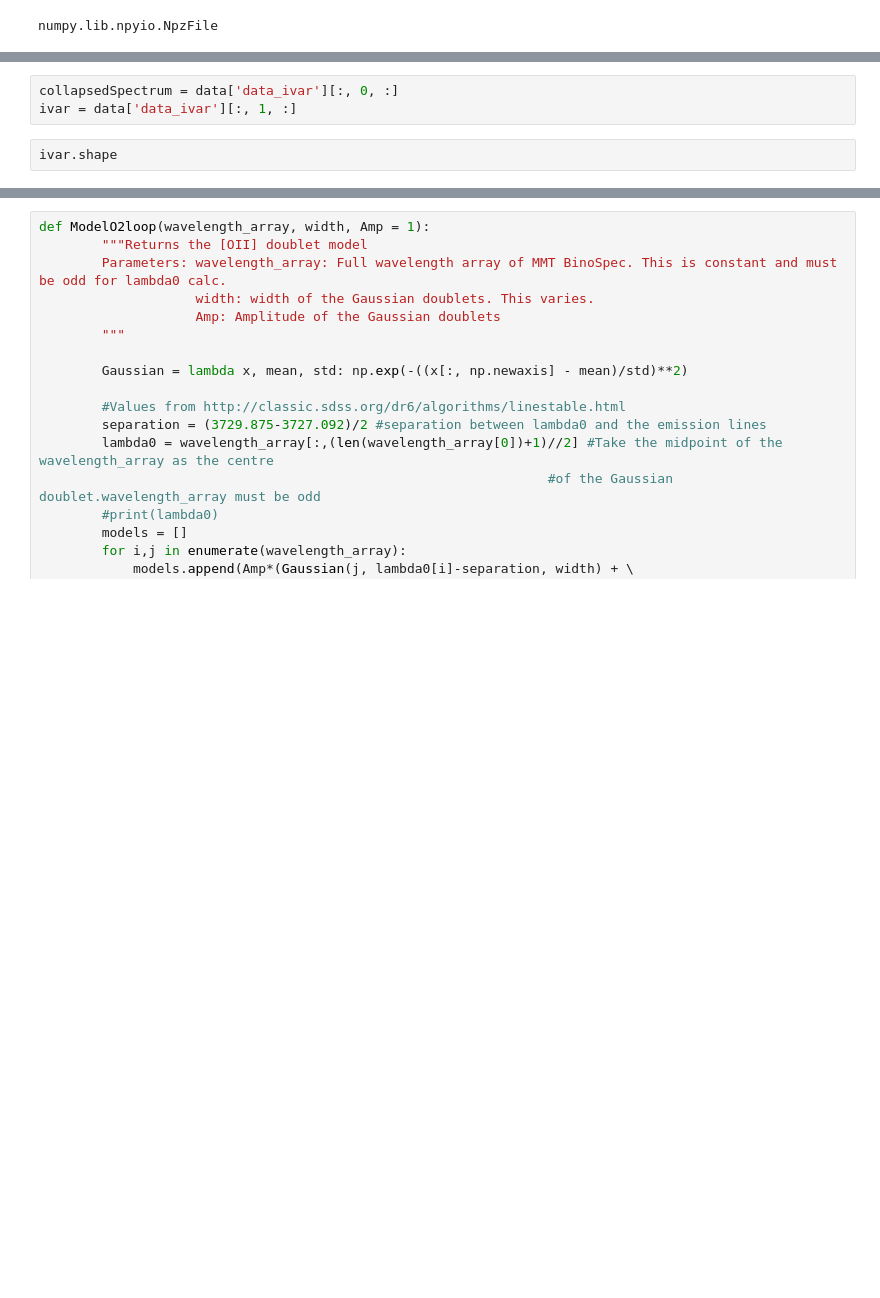
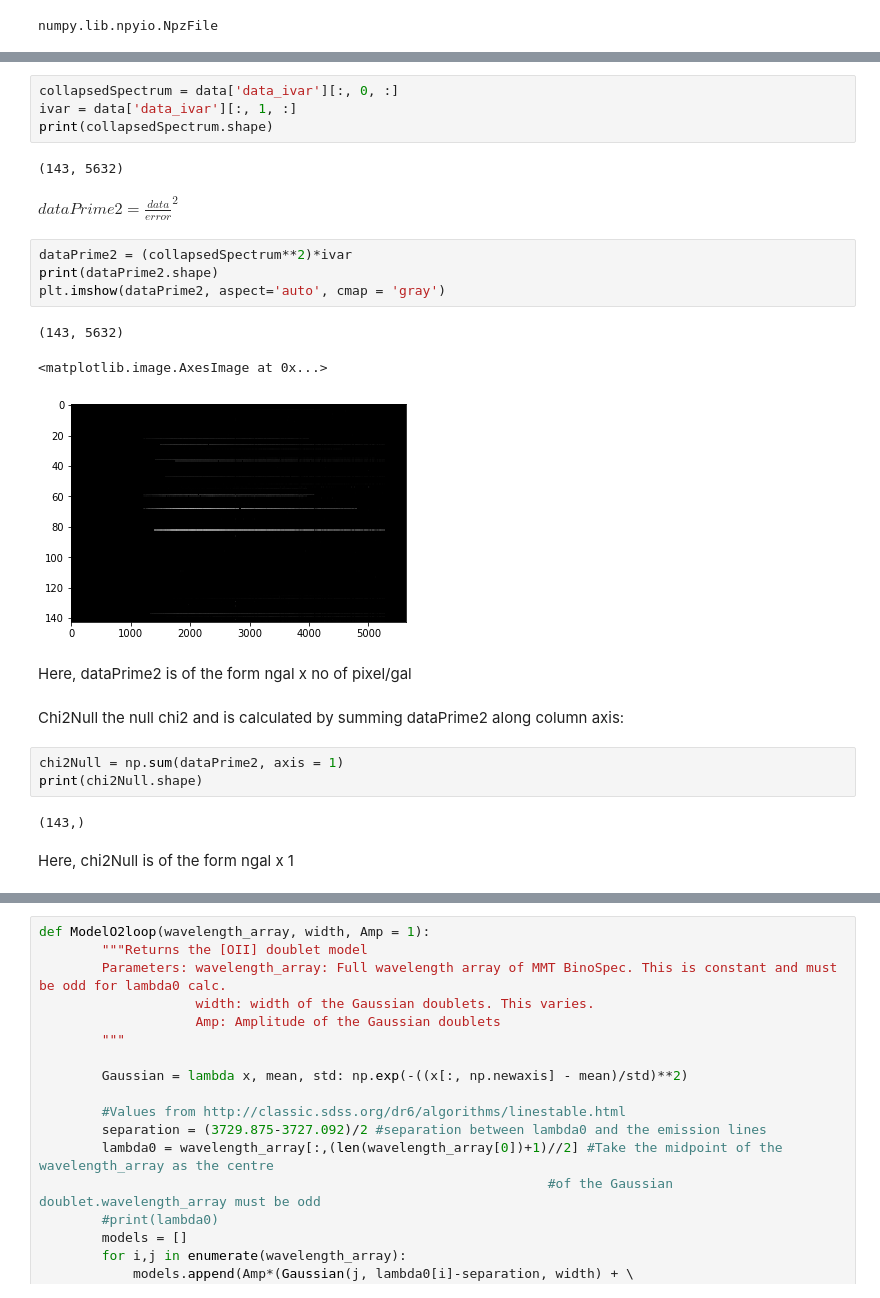
Before and after one commit to tanveerkarim/DESI_Binospec_DataProcessor, a Jupyter notebook: Tanveer/Specz_Extractor/specz1D_extractor.ipynb, the cells around one changed output, grey strips where cells are left out. Saved outputs shown, nothing was run; the diff lists cells and outputs as text; blank space fills up the shorter version.

```diff
--- a/Tanveer/Specz_Extractor/specz1D_extractor.ipynb
+++ b/Tanveer/Specz_Extractor/specz1D_extractor.ipynb
@@ -20,5 +30,27 @@ print(len(data['data_ivar']))
 # %%
 collapsedSpectrum = data['data_ivar'][:, 0, :]
 ivar = data['data_ivar'][:, 1, :]
+print(collapsedSpectrum.shape)
+# %% [output]
+(143, 5632)
-# %%
-ivar.shape
+# %% [markdown]
+$dataPrime2 = \frac{data}{error}^2$
+# %%
+dataPrime2 = (collapsedSpectrum**2)*ivar
+print(dataPrime2.shape)
+plt.imshow(dataPrime2, aspect='auto', cmap = 'gray')
+# %% [output]
+(143, 5632)
+<matplotlib.image.AxesImage at 0x...>
+[figure, added]
+# %% [markdown]
+Here, dataPrime2 is of the form ngal x no of pixel/gal
+# %% [markdown]
+Chi2Null the null chi2 and is calculated by summing dataPrime2 along column axis:
+# %%
+chi2Null = np.sum(dataPrime2, axis = 1)
+print(chi2Null.shape)
+# %% [output]
+(143,)
+# %% [markdown]
+Here, chi2Null is of the form ngal x 1
```
Also changed, not shown: parts of 17 cells of this notebook.
